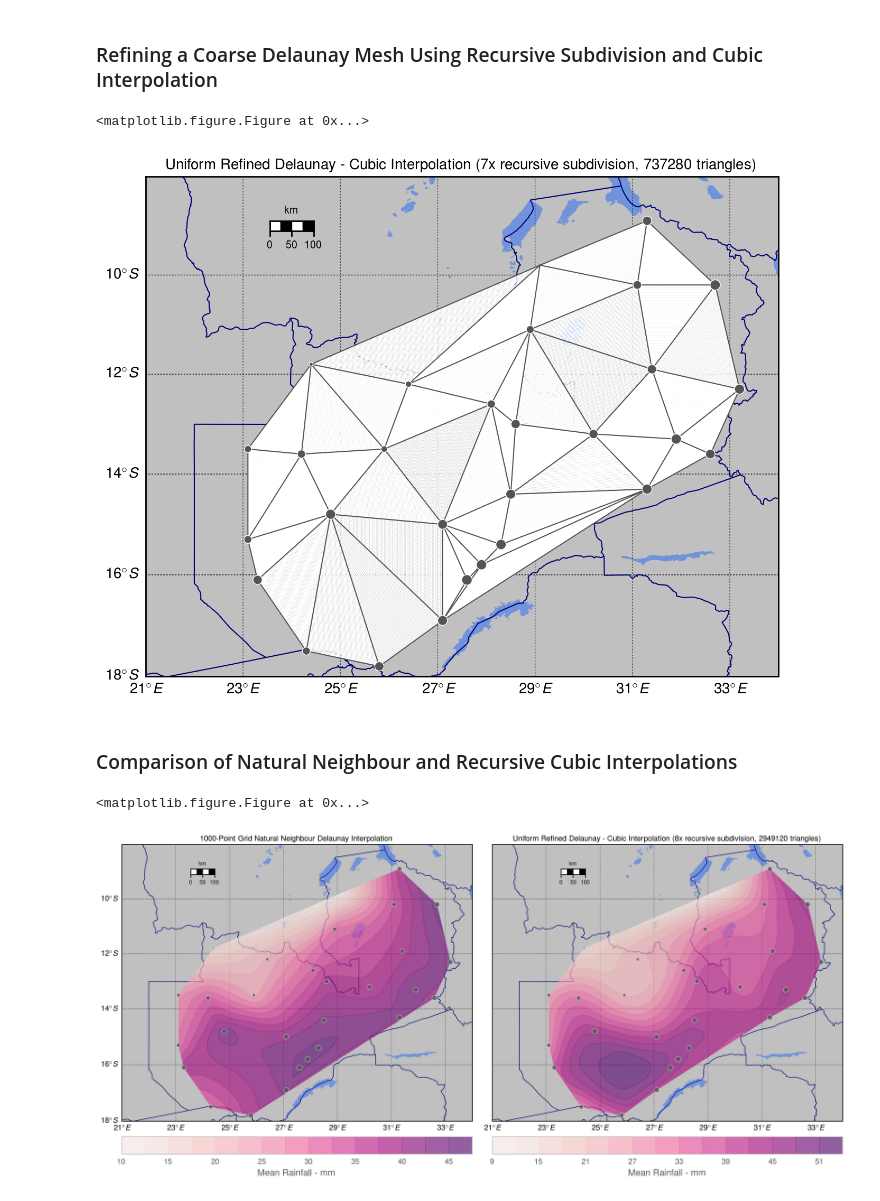
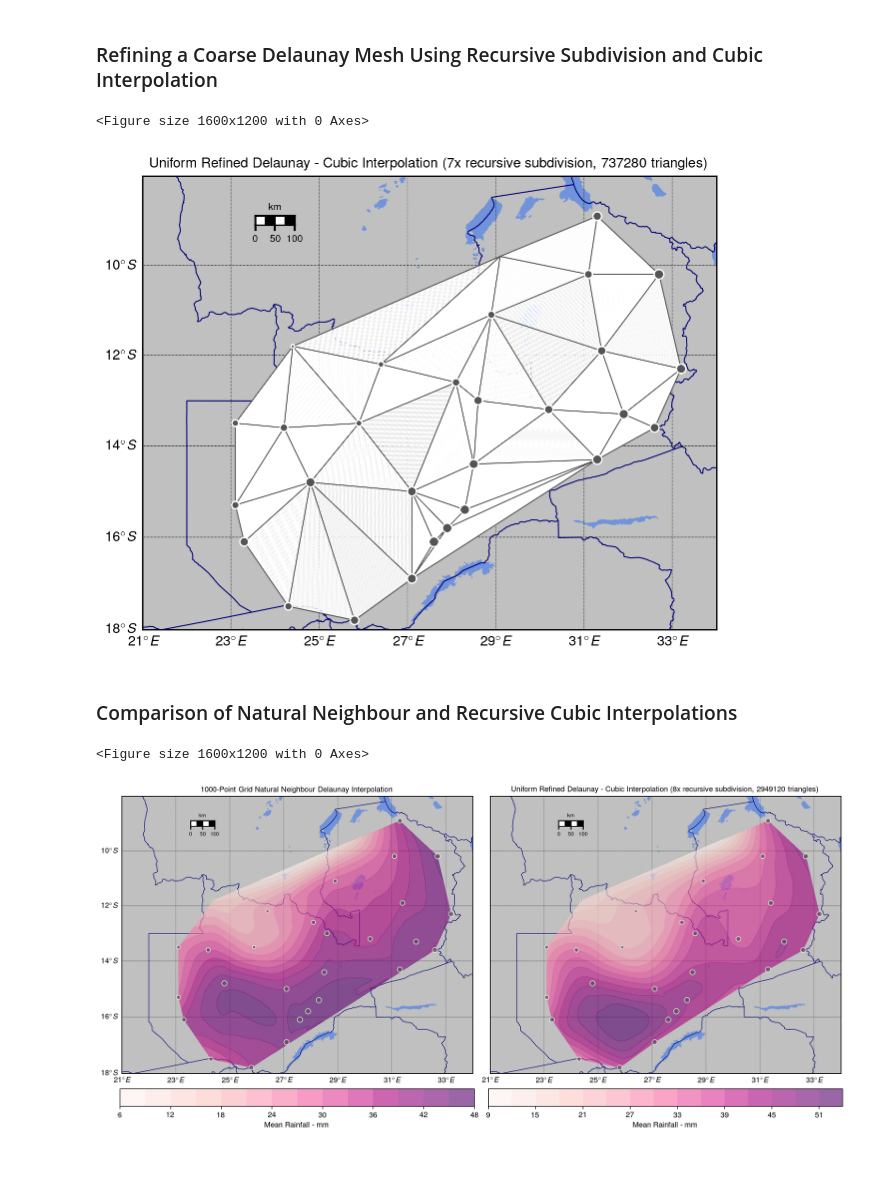
Before and after one commit to urschrei/Geopython, a Jupyter notebook: contour.ipynb, the cells around one changed output. Cells and saved outputs as stored; diff of their text form; code cells hidden in the pictures; blank space fills up the shorter version.

```diff
--- a/contour.ipynb
+++ b/contour.ipynb
@@ -3,9 +3,10 @@
 # %%
 import numpy as np
 import pandas as pd
-from matplotlib.mlab import griddata
+# from matplotlib.mlab import griddata
 from mpl_toolkits.basemap import Basemap, interp
 from matplotlib.tri import Triangulation, TriAnalyzer, UniformTriRefiner
+import matplotlib
 import matplotlib.cm as cm
 import matplotlib.font_manager as fm
 import matplotlib as mpl
@@ -13,11 +14,13 @@ import matplotlib.pyplot as plt
 from matplotlib.collections import PatchCollection
 from matplotlib.colors import Normalize
 from scipy.spatial import Voronoi, voronoi_plot_2d
+from scipy.interpolate import griddata
 from shapely.geometry import Polygon, MultiPolygon, box
 from descartes import PolygonPatch
 %matplotlib inline
+%config InlineBackend.figure_format='retina'
 mpl.rcParams['figure.figsize'] = (16, 12)
-mpl.rcParams['savefig.dpi'] = 200
+mpl.rcParams['savefig.dpi'] = 300
 import math
 from itertools import chain
 # %% [markdown]
@@ -331,12 +334,13 @@ yi = np.linspace(data['projected_lat'].min(), data['projected_lat'].max(), numro
 xi, yi = np.meshgrid(xi, yi)
 # interpolate
 x, y, z = data['projected_lon'].values, data['projected_lat'].values, data['Z'].values
-zi = griddata(x, y, z, xi, yi)
+points = [(row['projected_lon'], row['projected_lat']) for _, row in data.iterrows()]
+zi = griddata(points, z, (xi, yi), method='cubic', rescale=True)
 
 # set up plot
 plt.clf()
 fig = plt.figure(figsize=(7.28, 5.25))
-ax = fig.add_subplot(111, axisbg='w', frame_on=False)
+ax = fig.add_subplot(111, frame_on=False)
 
 # draw map details
 m.drawmapboundary(fill_color = 'white', ax=ax)
@@ -367,9 +371,9 @@ m.scatter(
     edgecolor='#ffffff',
     alpha=.75,
     s=50 * norm(data['Z']),
-    cmap='RdPu',
+    # cmap='RdPu',
     ax=ax,
-    vmin=zi.min(), vmax=zi.max(), zorder=5)
+    zorder=5)
 
 # add colour bar, title, and scale
 cbar = plt.colorbar(conf, orientation='horizontal', fraction=.057, pad=0.05)
@@ -494,7 +497,7 @@ plt.show()
 plt.clf()
 fig = plt.figure(figsize=(7.22, 5.25))
 
-ax2 = fig.add_subplot(111, axisbg='w', frame_on=False)
+ax2 = fig.add_subplot(111, frame_on=False)
 
 # draw map details
 m.drawmapboundary(fill_color = 'white', ax=ax2)
@@ -528,7 +531,7 @@ tri = Triangulation(data.projected_lon, data.projected_lat)
 ntri = tri.triangles.shape[0]
 
 # Some invalid data are masked out
-mask_init = np.zeros(ntri, dtype=np.bool)
+mask_init = np.zeros(ntri, dtype=bool)
 masked_tri = random_gen.randint(0, ntri, int(ntri*init_mask_frac))
 mask_init[masked_tri] = True
 tri.set_mask(mask_init)
@@ -556,9 +559,8 @@ m.scatter(
     edgecolor='#ffffff',
     alpha=1.,
     s=50 * norm(data['Z']),
-    cmap='RdPu',
     ax=ax2,
-    vmin=zi.min(), vmax=zi.max(), zorder=5)
+    zorder=5)
 
 plt.title(
     "Uniform Refined Delaunay - Cubic Interpolation (%sx recursive subdivision, %s triangles)" %
@@ -579,8 +581,8 @@ plt.tight_layout(pad=1.25)
 plt.savefig("rainfall_refined_mesh.png", format="png", bbox_inches='tight', transparent=True, dpi=300)
 plt.show()
 # %% [output]
-<matplotlib.figure.Figure at 0x...>
+<Figure size 1600x1200 with 0 Axes>
-[figure, old version]
+[figure, new version]
 # %% [markdown]
 ### Comparison of Natural Neighbour and Recursive Cubic Interpolations
 # %%
@@ -589,7 +591,7 @@ plt.show()
 # 211, 212 BUT 111, 211 is better
 plt.clf()
 fig = plt.figure(figsize=(14, 6.4))
-ax = fig.add_subplot(121, axisbg='w', frame_on=False)
+ax = fig.add_subplot(121, frame_on=False)
 
 # draw map details
 m.drawmapboundary(fill_color = 'white', ax=ax)
@@ -619,9 +621,8 @@ m.scatter(
     edgecolor='#ffffff',
     alpha=.75,
     s=50 * norm(data['Z']),
-    cmap='RdPu',
     ax=ax,
-    vmin=zi.min(), vmax=zi.max(), zorder=5)
+    zorder=5)
 
 # add colour bar, title, and scale
 cbar = plt.colorbar(conf, orientation='horizontal', fraction=.057, pad=0.05)
@@ -642,7 +643,7 @@ m.drawmapscale(
 
 
 ####### LOWER PLOT
-ax2 = fig.add_subplot(122, axisbg='w', frame_on=False)
+ax2 = fig.add_subplot(122, frame_on=False)
 
 # draw map details
 m.drawmapboundary(fill_color = 'white', ax=ax2)
@@ -673,7 +674,7 @@ tri = Triangulation(data.projected_lon, data.projected_lat)
 ntri = tri.triangles.shape[0]
 
 # Some invalid data are masked out
-mask_init = np.zeros(ntri, dtype=np.bool)
+mask_init = np.zeros(ntri, dtype=bool)
 masked_tri = random_gen.randint(0, ntri, int(ntri*init_mask_frac))
 mask_init[masked_tri] = True
 tri.set_mask(mask_init)
@@ -689,7 +690,7 @@ tri_refi, z_test_refi = refiner.refine_field(data.Z, subdiv=subdiv)
 
 # Graphical options for tricontouring
 levels = np.arange(0., 1., 0.025)
-cmap = cm.get_cmap(name='RdPu', lut=None)
+cmap = matplotlib.colormaps.get_cmap('RdPu')
 
 
 # 1) plot of the refined (computed) data countours:
@@ -701,7 +702,7 @@ cmap = cm.get_cmap(name='RdPu', lut=None)
 #     zorder=4, alpha=.6)
 triconf = plt.tricontourf(
     tri_refi, z_test_refi, 15,
-    cmap=cmap,linewidths=[2.0, 0.5, 1.0, 0.5],
+    cmap=cmap,
     zorder=4, alpha=.6)
 
 # scatter plot - vmin/max for colormap compat
@@ -709,35 +710,34 @@ m.scatter(
     data['projected_lon'],
     data['projected_lat'],
     color='#545454',
     edgecolor='#ffffff',
     alpha=.75,
     s=50 * norm(data['Z']),
-    cmap='RdPu',
     ax=ax2,
-    vmin=zi.min(), vmax=zi.max(), zorder=5)
+    zorder=5)
 
 # add colour bar, title, and scale
 cbar2 = plt.colorbar(triconf, orientation='horizontal', fraction=.057, pad=0.05, ax=ax2)
 cbar2.set_label("Mean Rainfall - mm", alpha=1.)
 
 plt.title(
     "Uniform Refined Delaunay - Cubic Interpolation (%sx recursive subdivision, %s triangles)" %
     (subdiv, tri_refi.triangles.shape[0]),
     fontsize=10)
 m.drawmapscale(
     24., -9., 28., -13,
     100,
     units='km', fontsize=7,
     yoffset=None,
     barstyle='fancy', labelstyle='simple',
     fillcolor1='w', fillcolor2='#000000',
     fontcolor='#000000',
     zorder=5, ax=ax2)
 
 plt.tight_layout(w_pad=.0001)
 plt.savefig("rainfall_comparison.png", format="png", transparent=True, dpi=300, bbox_inches='tight')
 plt.show()
 # %% [output]
-<matplotlib.figure.Figure at 0x...>
+<Figure size 1600x1200 with 0 Axes>
-[figure, old version]
+[figure, new version]
 # %% [markdown]
```
Also changed, not shown: parts of 7 cells of this notebook, 4 other files.
